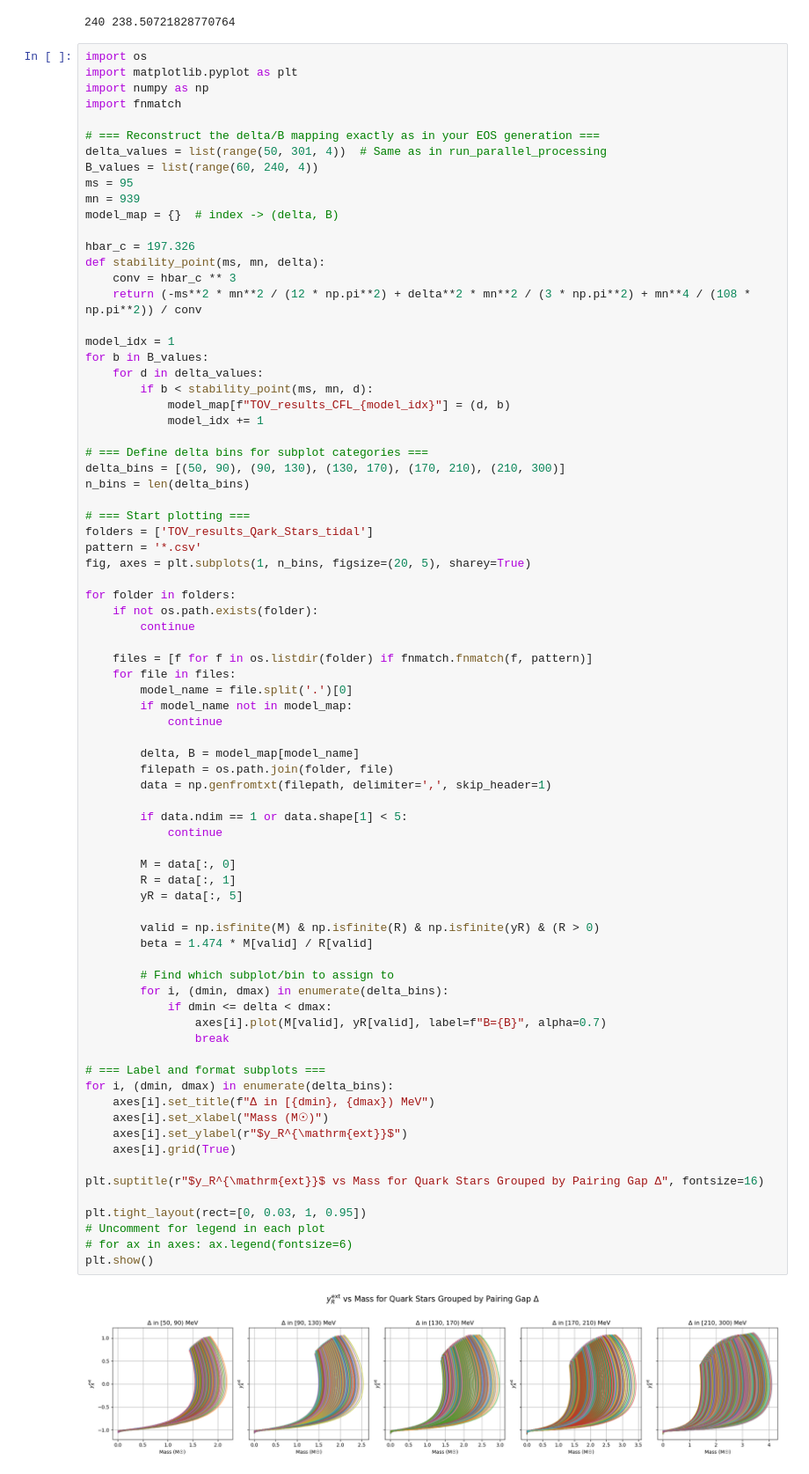
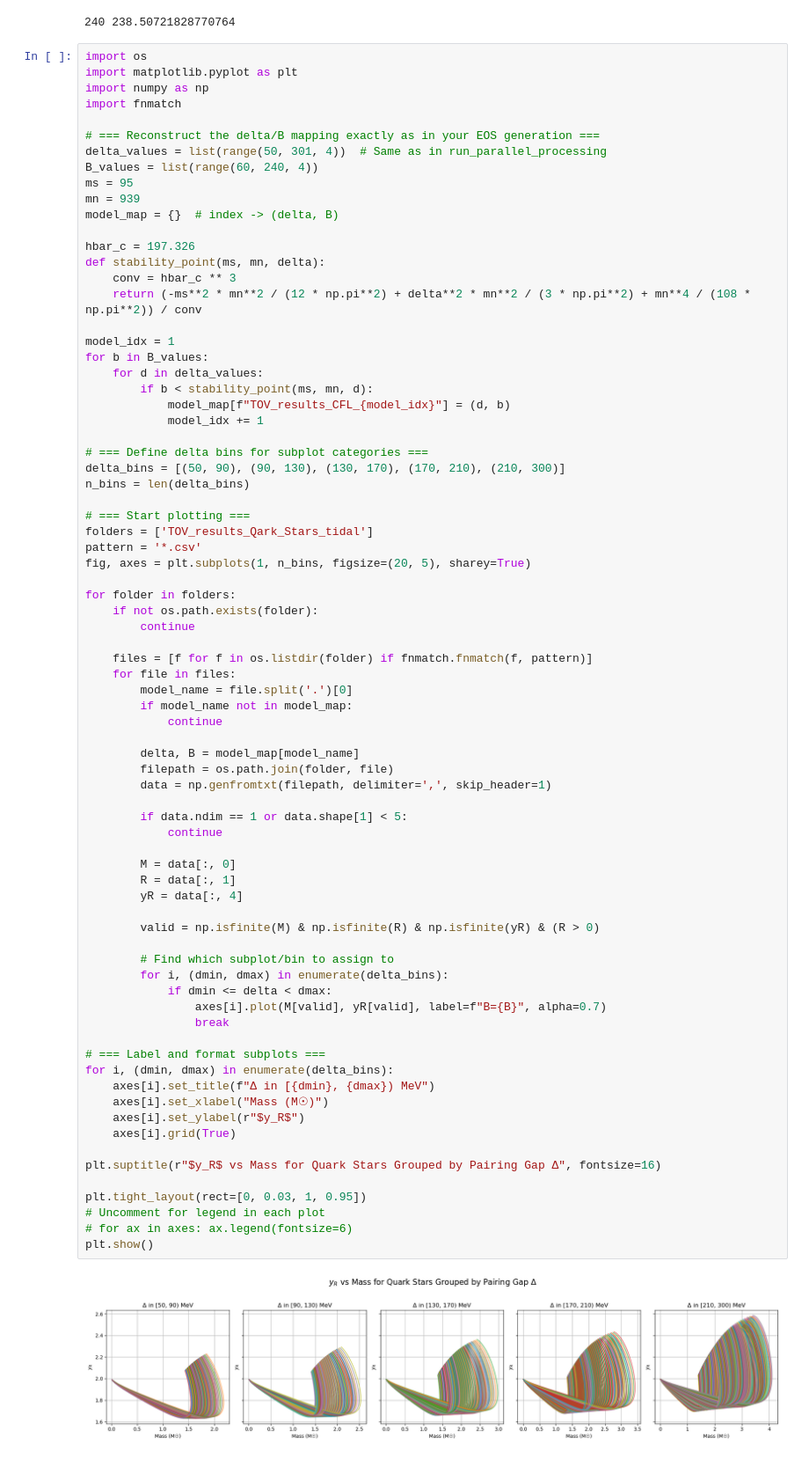
Before and after one commit to giorgoskoufetidis/TOV_EQUATIONS, a Jupyter notebook: Quark Stars/Plot_Quark_MR.ipynb, the cells around one changed output. Shown at 88% size. Cells and saved outputs as stored; diff of their text form.

```diff
--- a/Quark Stars/Plot_Quark_MR.ipynb
+++ b/Quark Stars/Plot_Quark_MR.ipynb
@@ -272,38 +272,37 @@ for folder in folders:
         delta, B = model_map[model_name]
         filepath = os.path.join(folder, file)
         data = np.genfromtxt(filepath, delimiter=',', skip_header=1)
 
         if data.ndim == 1 or data.shape[1] < 5:
             continue
 
         M = data[:, 0]
         R = data[:, 1]
-        yR = data[:, 5]
+        yR = data[:, 4]
 
         valid = np.isfinite(M) & np.isfinite(R) & np.isfinite(yR) & (R > 0)
-        beta = 1.474 * M[valid] / R[valid]
 
         # Find which subplot/bin to assign to
         for i, (dmin, dmax) in enumerate(delta_bins):
             if dmin <= delta < dmax:
                 axes[i].plot(M[valid], yR[valid], label=f"B={B}", alpha=0.7)
                 break
 
 # === Label and format subplots ===
 for i, (dmin, dmax) in enumerate(delta_bins):
     axes[i].set_title(f"Δ in [{dmin}, {dmax}) MeV")
     axes[i].set_xlabel("Mass (M☉)")
-    axes[i].set_ylabel(r"$y_R^{\mathrm{ext}}$")
+    axes[i].set_ylabel(r"$y_R$")
     axes[i].grid(True)
 
-plt.suptitle(r"$y_R^{\mathrm{ext}}$ vs Mass for Quark Stars Grouped by Pairing Gap Δ", fontsize=16)
+plt.suptitle(r"$y_R$ vs Mass for Quark Stars Grouped by Pairing Gap Δ", fontsize=16)
 
 plt.tight_layout(rect=[0, 0.03, 1, 0.95])
 # Uncomment for legend in each plot
 # for ax in axes: ax.legend(fontsize=6)
 plt.show()
 # %% [output]
-[figure, old version]
+[figure, new version]
 # %%
 import os
 import matplotlib.pyplot as plt
```
Also changed, not shown: parts of 3 cells of this notebook, 6 other files.
